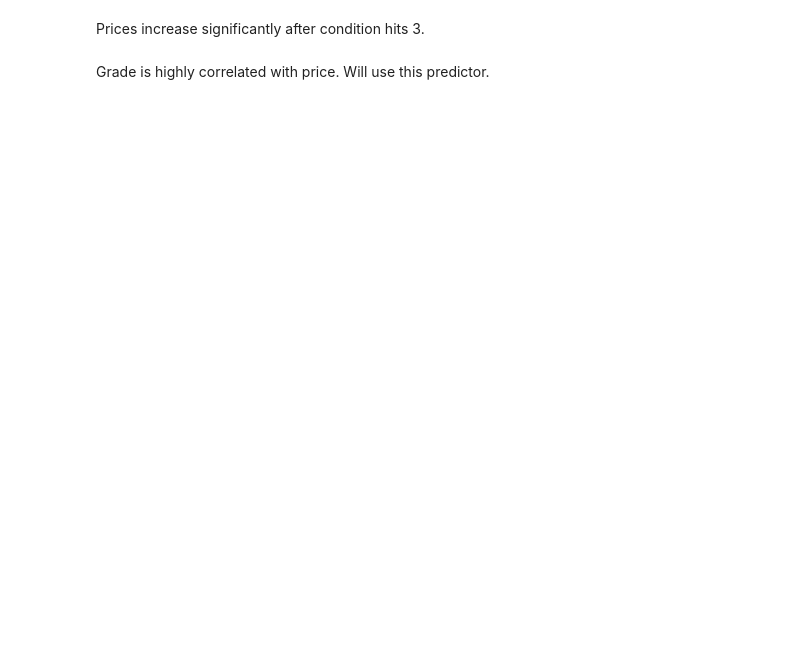
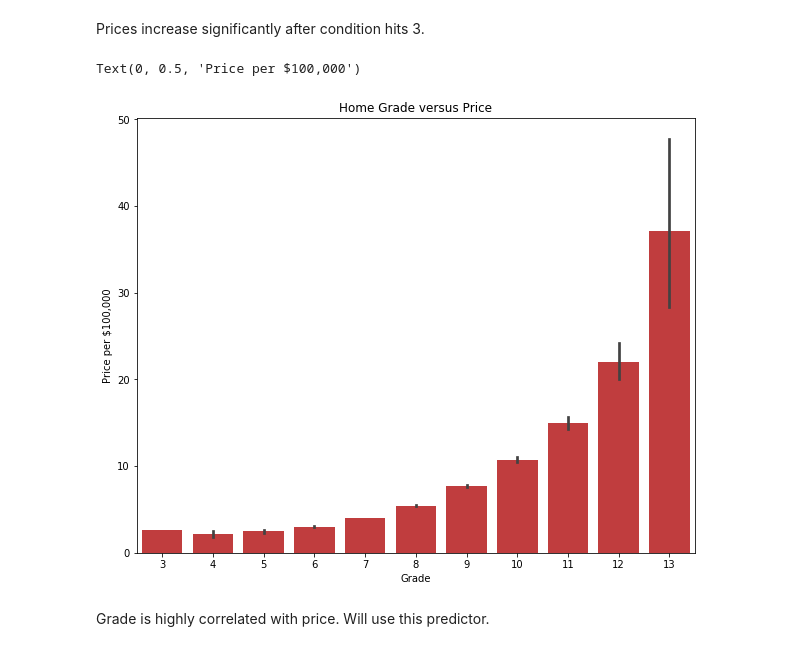
Before and after one commit to jesrodriguez0816/dsc-phase-2-project, a Jupyter notebook: student.ipynb, the cells around one changed output. Saved outputs shown, nothing was run; the diff lists cells and outputs as text; code cells hidden in the pictures; blank space fills up the shorter version.

```diff
--- a/student.ipynb
+++ b/student.ipynb
@@ -263,8 +287,15 @@ Prices increase significantly after condition hits 3.
 # %%
 # Grade
 var = 'grade'
 data = pd.concat([df['price'] / 100_000, df[var]], axis=1)
 fig, ax = plt.subplots(figsize=(10,8))
-fig = sns.boxplot(x=var, y='price', data=data)
+fig = sns.barplot(x=var, y='price', data=data, color='tab:red')
+ax.set(title='Home Grade versus Price')
+
+ax.set_xlabel('Grade')
+ax.set_ylabel('Price per $100,000')
+# %% [output]
+Text(0, 0.5, 'Price per $100,000')
+[figure, added]
 # %% [markdown]
 Grade is highly correlated with price. Will use this predictor.
```
Also changed, not shown: parts of 80 cells of this notebook, 15 other files.
